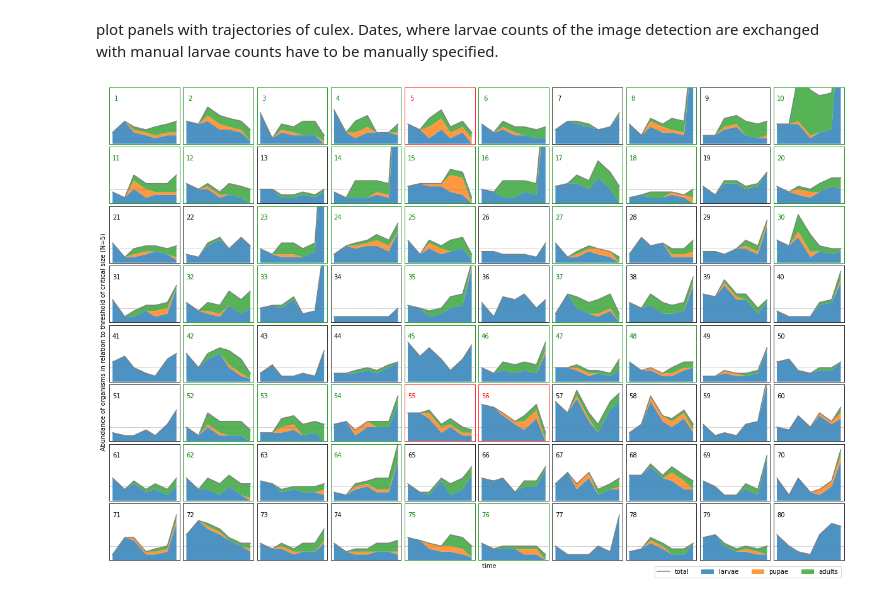
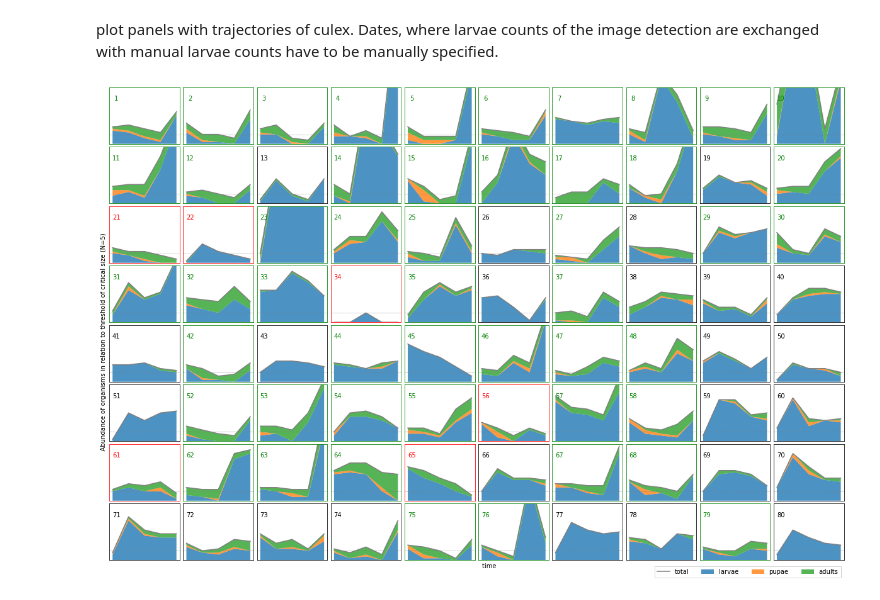
Before and after one commit to flo-schu/peek, a Jupyter notebook: scripts/status.ipynb, the cells around one changed output. Cells and saved outputs as stored; diff of their text form; code cells hidden in the pictures.

```diff
--- a/scripts/status.ipynb
+++ b/scripts/status.ipynb
@@ -37,7 +37,7 @@ data
 The next steps boil the data down
 # %%
 # get count of organisms for each picture and each analysis
-groups = ["id","picture", "species", "analysis","culex_larvae",
+groups = ["id","picture", "species", "analysis","culex_larvae", "culex_small",
           "culex_adults", "culex_pupae", "culex_repro", "sediment"]
 d = calc.aggregate(
     data,
@@ -59,10 +59,8 @@ d = calc.aggregate(
 # %% [markdown]
 plot panels with trajectories of culex. Dates, where larvae counts of the image detection are exchanged with manual larvae counts have to be manually specified.
 # %%
-pdat = d.reset_index().query("species == 'Culex'")
-pdat["larvae"] = np.where(pdat["time"] == "2021-04-09", pdat["culex_larvae"], pdat["count"])
-pdat["larvae"] = np.where(pdat["time"] == "2021-04-16", pdat["culex_larvae"], pdat["count"])
-pdat["larvae"] = np.where(pdat["time"] == "2021-04-23", pdat["culex_larvae"], pdat["count"])
+pdat = d.reset_index().query("species == 'Culex'").query("time == '2021-04-09' | time == '2021-04-16' | time == '2021-04-23' | time == '2021-04-30' | time == '2021-05-07'")
+pdat["larvae"] = pdat["culex_larvae"] + pdat["culex_small"]
 pdat["culex"] = pdat["larvae"] + pdat["culex_adults"] + pdat["culex_pupae"]
 pdat.rename(columns={"culex_adults":"adults", "culex_pupae":"pupae"}, inplace=True)
 
@@ -79,32 +77,32 @@ for ax, i in zip(axes, np.arange(1, 81)):
         l = ax.fill_between(ddd["time"], ddd["larvae"], ddd["larvae"] + ddd["pupae"],
                             alpha=.8, label="pupae")
         l = ax.fill_between(ddd["time"], ddd["larvae"] + ddd["pupae"], ddd["larvae"] + ddd["pupae"] + ddd["adults"],
                             alpha=.8, label="adults")
         ax.axhline(5, 0 , 100, linestyle="--", color="gray", linewidth=.5)
-        ax.set_ylim(0,20)
+        ax.set_ylim(0,30)
         ax.set_xticks([])
         ax.set_yticks([])
         ax.text(0.1, 0.8, str(i), horizontalalignment='center', verticalalignment='center', transform=ax.transAxes)        # ax.set_ylabel("Abundance")
 
         # color panels conditional on status
         if any(ddd.culex_repro) == True:
             plt.setp(ax.spines.values(), color="green")
             plt.setp(ax.texts, color="green")
         elif ddd.culex.to_numpy()[-1] < 5:
             plt.setp(ax.spines.values(), color="red")
             plt.setp(ax.texts, color="red")
 
 
 fig.subplots_adjust(bottom=0.08, wspace=0.05, hspace=0.05, top=.95, right=0.95, left=0.05)
 
 handles = [axes[2].lines[0]] + axes[2].collections
 
 axes[79].legend(handles = handles, labels=["total", "larvae", "pupae", "adults"], loc='upper right',
                 bbox_to_anchor=(1, -0.05),fancybox=False, shadow=False, ncol=4)
 axes[75].set_xlabel("time                         ")
 axes[40].set_ylabel("            Abundance of organisms in relation to threshold of critical size (N=5)")
 
 plt.savefig("plots/status_culex.jpeg")
 plt.show()
 # %% [output]
-[figure, old version]
+[figure, new version]
```
Also changed, not shown: parts of 1 cell of this notebook, 2 other files.
